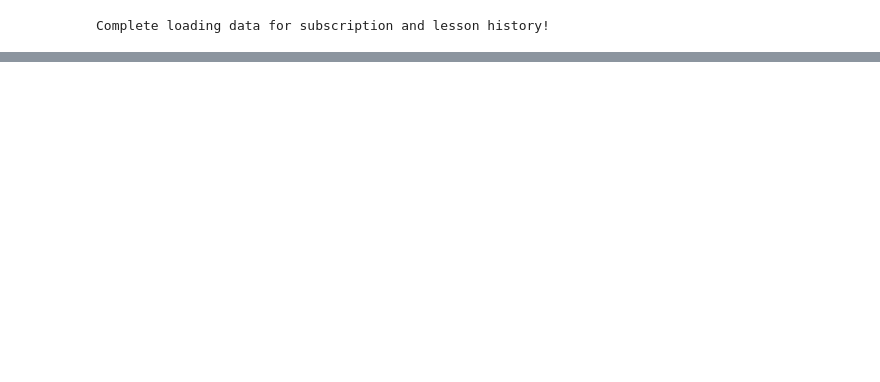
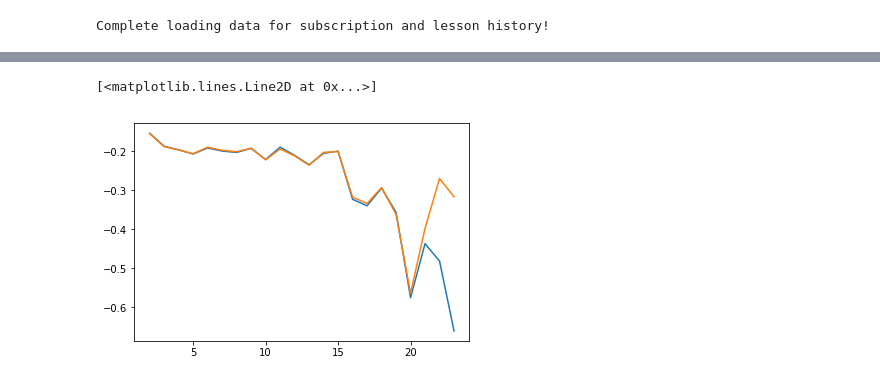
Before and after one commit to vicaws/Whizz, a Jupyter notebook: Code/Churn/Churn/NB_SurvivalAnalysis.ipynb, the cells around one changed output, grey strips where cells are left out. Drawn from its saved outputs; the diff is of its cells as text; code cells hidden in the pictures; blank space fills up the shorter version.

```diff
--- a/Code/Churn/Churn/NB_SurvivalAnalysis.ipynb
+++ b/Code/Churn/Churn/NB_SurvivalAnalysis.ipynb
@@ -43,0 +74,18 @@ utility.plotlib.survival(survival_counts, cfg)
+# %%
+# Bootstrap samples
+num_samples = 400
+sample_length_pct = 0.5
+sample_length = round(sample_length_pct*survival_population.shape[0])
+
+samplable_start_dates = pd.date_range(start=first_date_impFromData, \
+                                      end=cutoff_date-pd.to_timedelta(sample_length+1, unit='M'), freq='D')
+# %%
+sample_idx = np.random.choice(samplable_start_dates.shape[0], num_samples, replace=False)
+# %%
+df_survival_sample = pd.DataFrame()
+for idx in sample_idx:
+    start_date = samplable_start_dates[idx]
+    end_date = start_date + pd.to_timedelta(sample_length+1, unit='M')
+    df_subspt_i = filter_subspt_data(df_subspt, start_date, end_date, rm_annual)
+    df_subspt_i = compute_customer_month(df_subspt_i)
+    df_survival_sample[idx] = df_subspt_i.groupby('customer_month')['pupilId'].count()
@@ -43,0 +106,6 @@ utility.plotlib.survival(survival_counts, cfg)
+# %%
+plt.plot(df_survival_sample.sum(axis=1).pct_change())
+plt.plot(df_survival_sample.pct_change().mean(axis=1))
+# %% [output]
+[<matplotlib.lines.Line2D at 0x...>]
+[figure, added]
```
Also changed, not shown: parts of 5 cells of this notebook, 3 other files.
